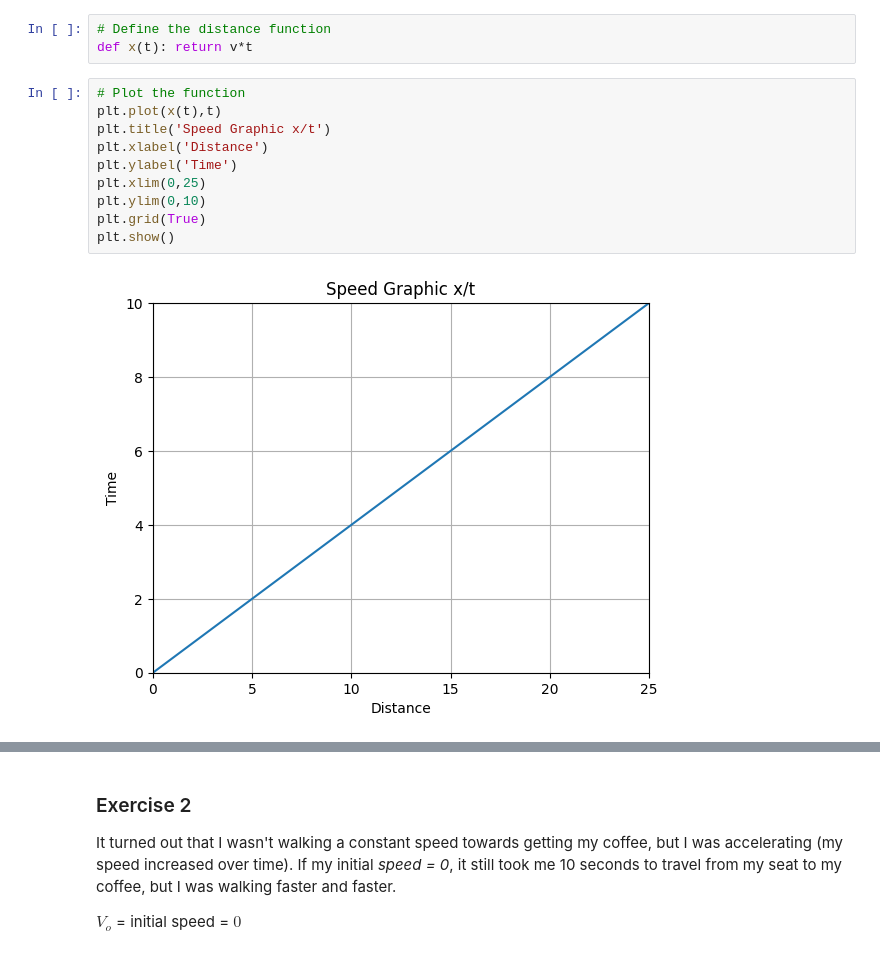
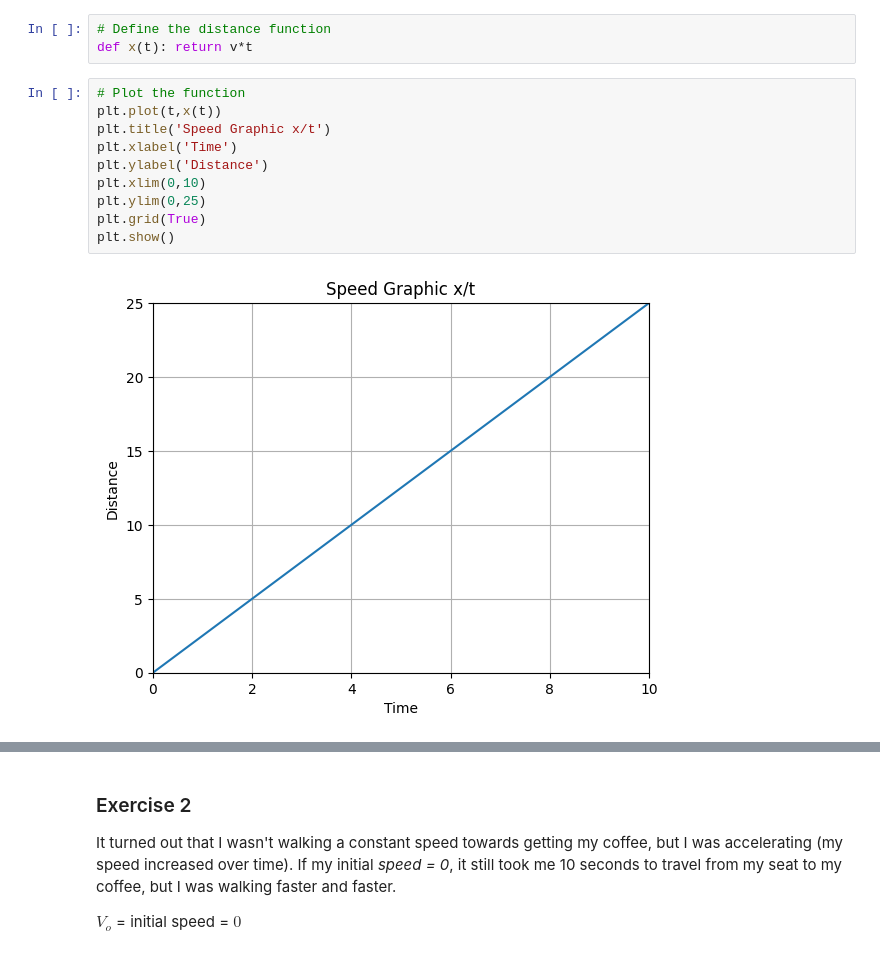
Before and after one commit to remelop03/calculus-and-algebra-problems-with-python, a Jupyter notebook: notebook/problems.ipynb, the cells around one changed output, grey strips where cells are left out. Saved outputs shown, nothing was run; the diff lists cells and outputs as text.

```diff
--- a/notebook/problems.ipynb
+++ b/notebook/problems.ipynb
@@ -38,15 +38,15 @@ v=xf/tf
 def x(t): return v*t
 # %%
 # Plot the function
-plt.plot(x(t),t)
+plt.plot(t,x(t))
 plt.title('Speed Graphic x/t')
-plt.xlabel('Distance')
-plt.ylabel('Time')
-plt.xlim(0,25)
-plt.ylim(0,10)
+plt.xlabel('Time')
+plt.ylabel('Distance')
+plt.xlim(0,10)
+plt.ylim(0,25)
 plt.grid(True)
 plt.show()
 # %% [output]
-[figure, old version]
+[figure, new version]
 # %%
 # Create a DataFrame
```
Also changed, not shown: parts of 6 cells of this notebook.
